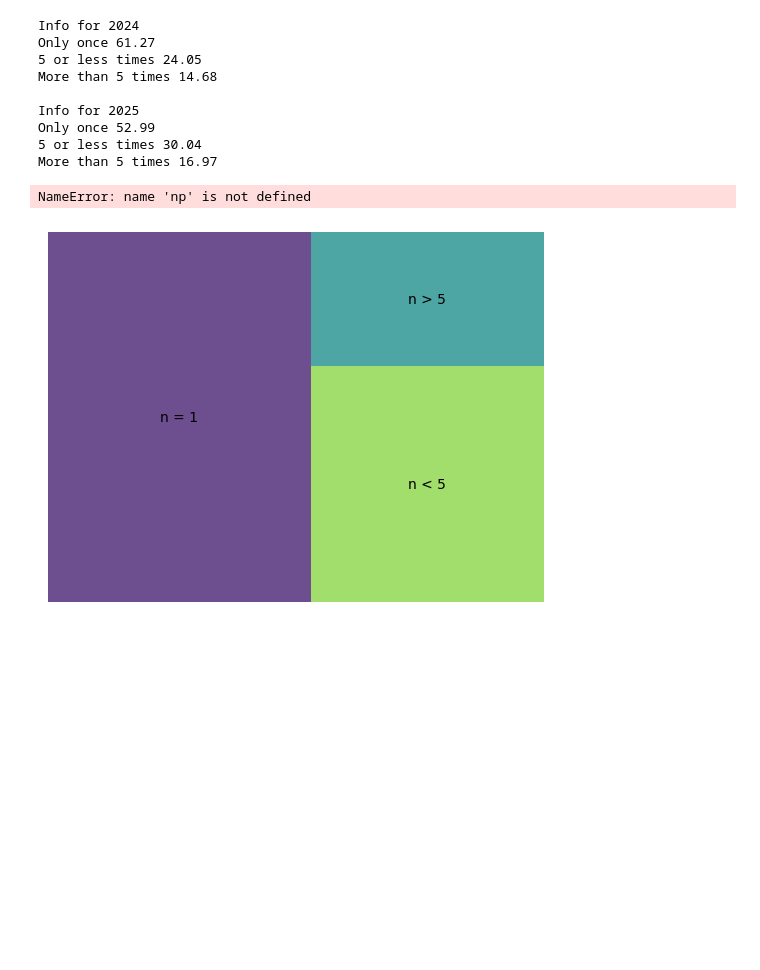
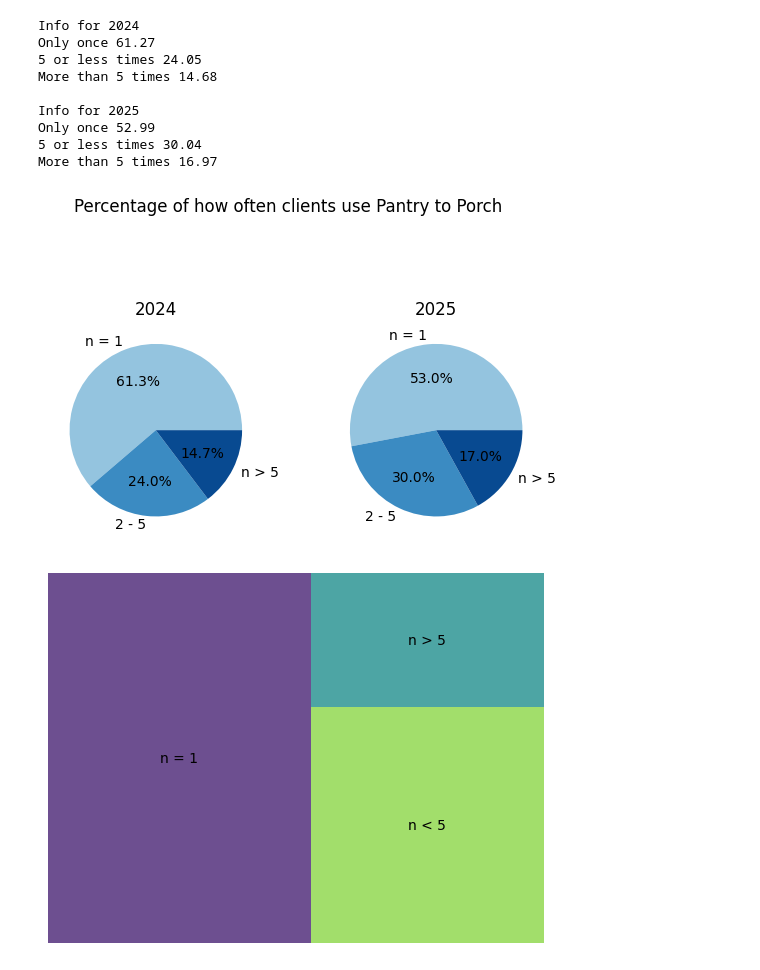
Before and after one commit to jonathonbuhler/Pantry-To-Porch, a Jupyter notebook: nathan.ipynb, the cells around one changed output. Saved outputs shown, nothing was run; the diff lists cells and outputs as text; code cells hidden in the pictures; blank space fills up the shorter version.

```diff
--- a/nathan.ipynb
+++ b/nathan.ipynb
@@ -293,24 +293,24 @@ More than 5 times 16.97
 # %%
 import numpy as np
 data_24 = [once_24, five_24, rest_24]
 data_25 = [once_25, five_25, rest_25]
 
-labels = ["n = 1", "n < 5", "n > 5"]
+labels = ["n = 1", "2 - 5", "n > 5"]
 colors = plt.cm.Blues(np.linspace(0.4, 0.9, len(labels)))
 
 fig, axes = plt.subplots(1, 2)
 
 axes[0].pie(data_24, labels=labels, autopct='%1.1f%%', colors=colors)
 axes[0].set_title("2024")
 
 axes[1].pie(data_25, labels=labels, autopct='%1.1f%%', colors=colors)
 axes[1].set_title("2025")
 plt.subplots_adjust(wspace=0.3)
 
 plt.suptitle("Percentage of how often clients use Pantry to Porch")
 plt.show()
 # %% [output]
-NameError: name 'np' is not defined
+[figure, added]
 # %%
 
 squarify.plot(sizes=data_25, label=labels, alpha=0.8)
```
Also changed, not shown: 1 other file.
